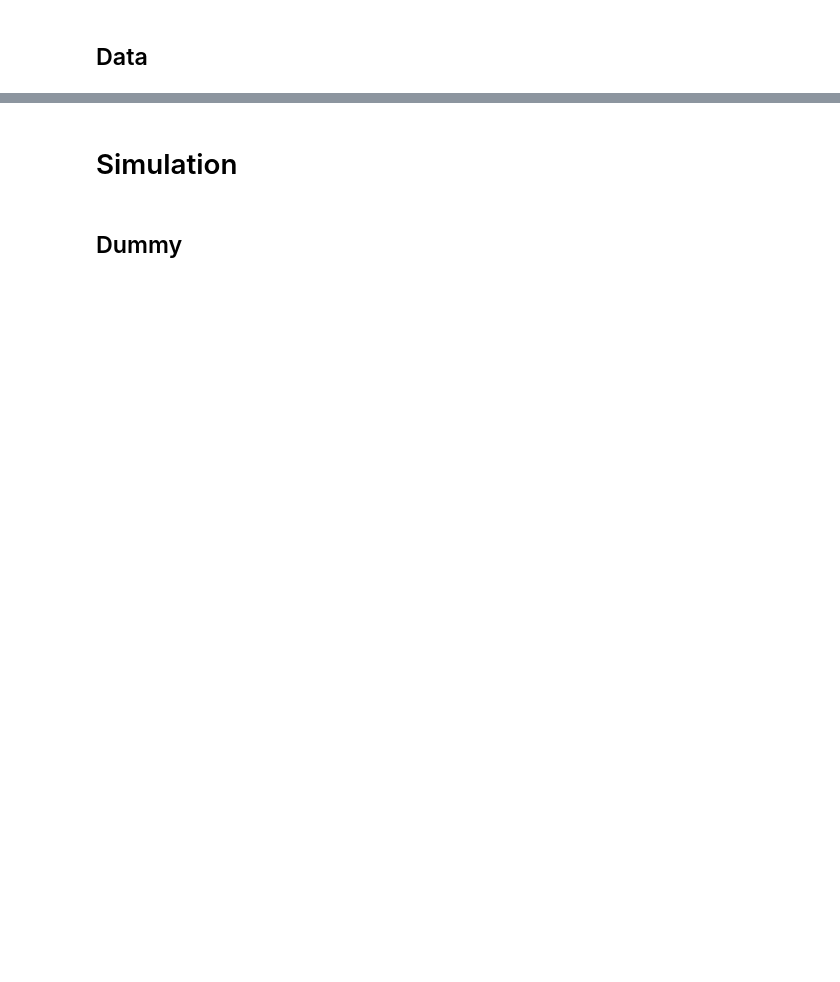
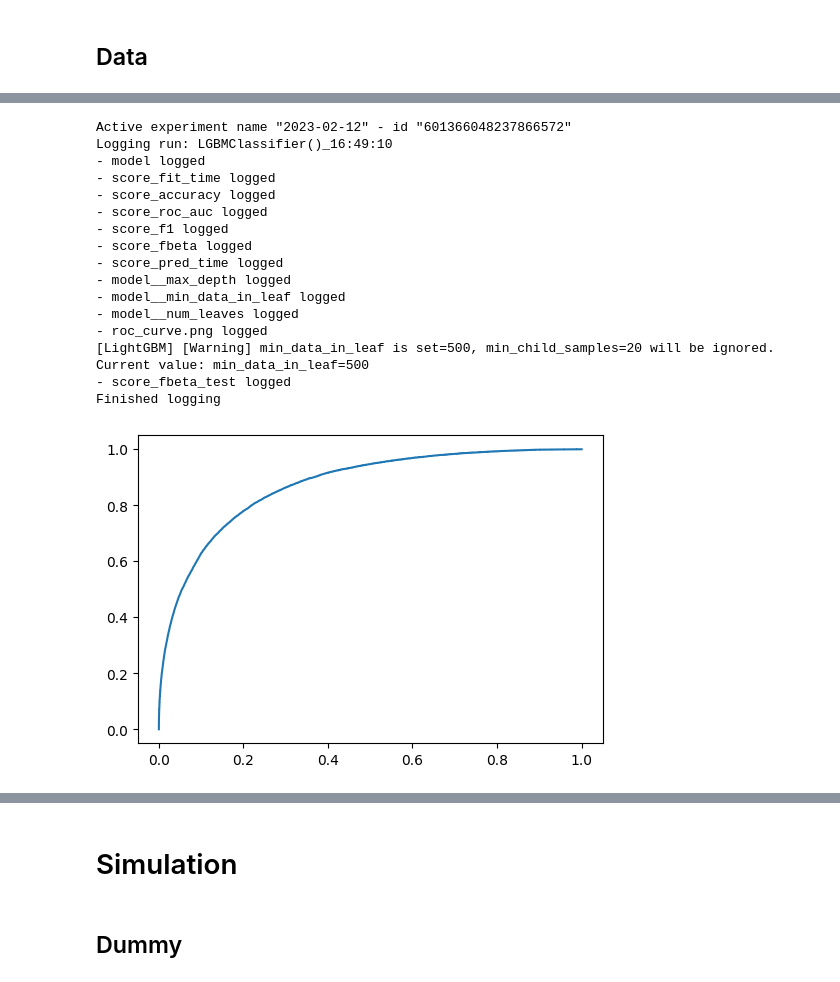
Before and after one commit to klisangn/OC-P7, a Jupyter notebook: notebooks/notebook_modelisation.ipynb, the cells around one changed output, grey strips where cells are left out. Cells and saved outputs as stored; diff of their text form; code cells hidden in the pictures; blank space fills up the shorter version.

```diff
--- a/notebooks/notebook_modelisation.ipynb
+++ b/notebooks/notebook_modelisation.ipynb
@@ -291,3 +609,5 @@ missing_values_summary(df, ascending=False)
 # %%
 X = df.drop(columns=['TARGET'])
 y = df['TARGET']
+# %%
+X_train, X_test, y_train, y_test = train_test_split(X, y, test_size=0.25, random_state=3)
@@ -293,0 +622,14 @@ y = df['TARGET']
+# %%
+imputer = SimpleImputer(strategy="mean")
+imputer.fit(X_train)
+X_train_imputer = imputer.transform(X_train)
+
+dummy = DummyClassifier(strategy="most_frequent")
+dummy.fit(X_train_imputer, y_train)
+
+X_test_imputer = imputer.transform(X_test)
+y_pred = dummy.predict(X_test_imputer)
+
+print("accuracy_score:", dummy.score(X_train, y_train))
+print("accuracy_score:", dummy.score(X_test, y_test))
+print("fbeta_score:", fbeta_score(y_test, y_pred, beta=2)) # recall FN
@@ -293,0 +643,23 @@ y = df['TARGET']
+# %%
+pipe = Pipeline([
+    ('imputer', SimpleImputer(strategy="mean")),
+    ('smote', SMOTE(sampling_strategy=0.5)),
+    ('model', LGBMClassifier()),
+])
+
+grid = {
+    'model__num_leaves': [50, 100, 500], # [31, 10000, 50000]
+    'model__min_data_in_leaf': [100, 500], #[100, 1000],
+    'model__max_depth': [-1, 10] # [-1, 10, 100]
+}
+
+scorers = {
+    'score_accuracy': 'accuracy',
+    'score_roc_auc': 'roc_auc',
+    'score_f1': 'f1',
+    'score_fbeta': make_scorer(fbeta_score, beta=2, greater_is_better=True)  # recall FN
+}
+
+search = GridSearchCV(pipe, grid, scoring=scorers, refit='score_fbeta', cv=2, pre_dispatch=2*-1) # cv=5, n_jobs=-1
+search.fit(X_train, y_train)
+# fit_time: 11m
@@ -293,0 +695,21 @@ y = df['TARGET']
+# %%
+# MLflow
+log_model(search, X_train, y_train, X_test, y_test)
+# %% [output]
+Active experiment name "2023-02-12" - id "601366048237866572"
+Logging run: LGBMClassifier()_16:49:10
+- model logged
+- score_fit_time logged
+- score_accuracy logged
+- score_roc_auc logged
+- score_f1 logged
+- score_fbeta logged
+- score_pred_time logged
+- model__max_depth logged
+- model__min_data_in_leaf logged
+- model__num_leaves logged
+- roc_curve.png logged
+[LightGBM] [Warning] min_data_in_leaf is set=500, min_child_samples=20 will be ignored. Current value: min_data_in_leaf=500
+- score_fbeta_test logged
+Finished logging
+[figure, added]
```
Also changed, not shown: parts of 181 cells of this notebook.
